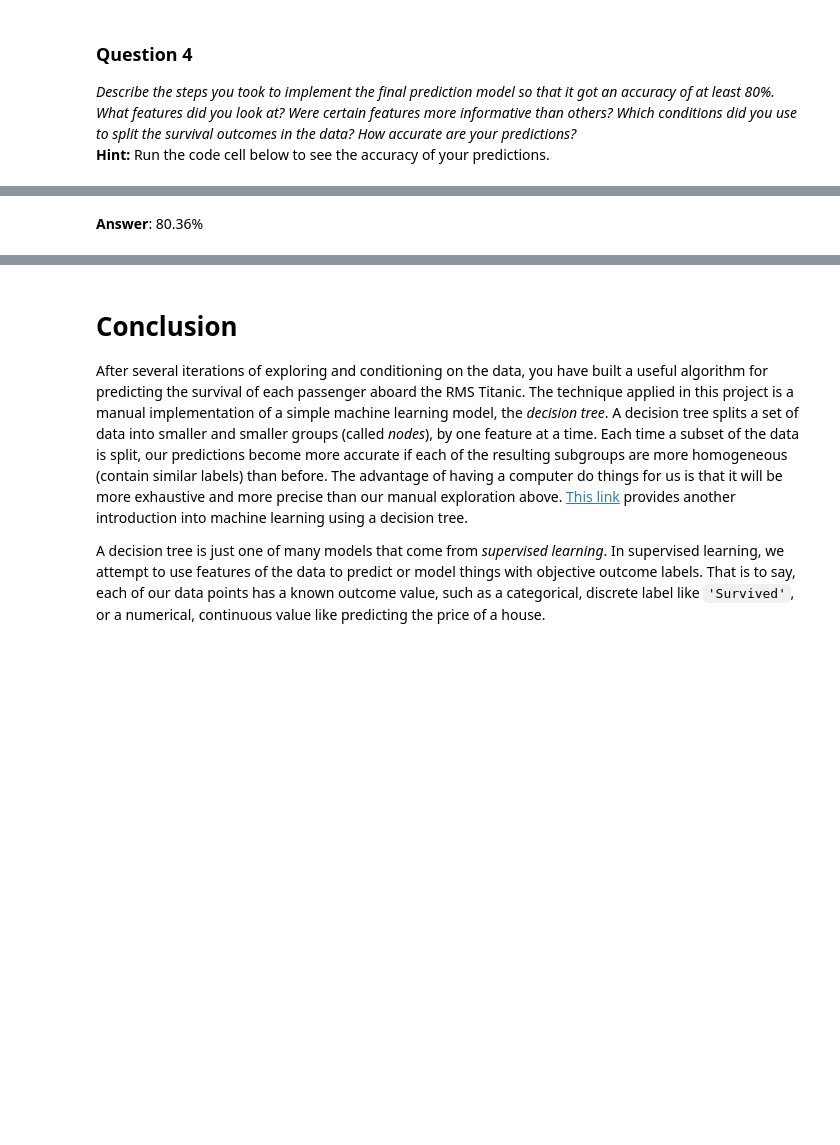
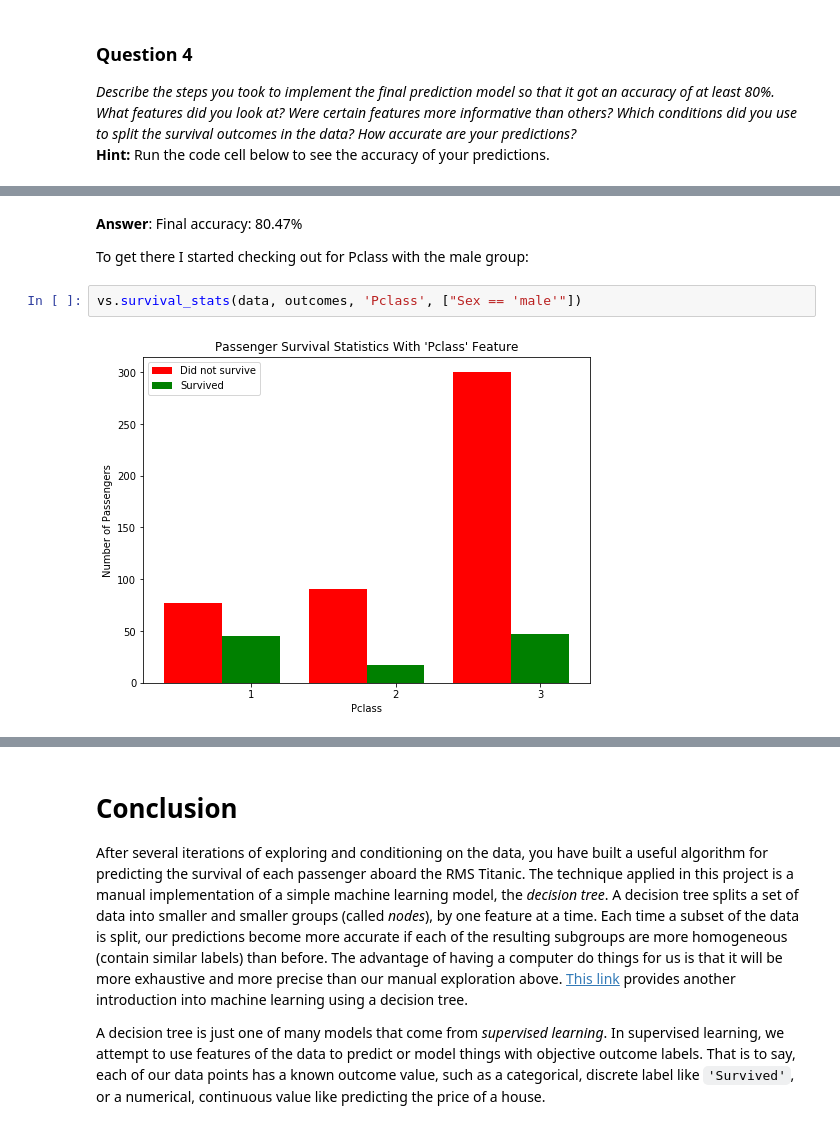
Before and after one commit to rtpaulino/mlnd, a Jupyter notebook: titanic_survival_exploration/titanic_survival_exploration.ipynb, the cells around one changed output, grey strips where cells are left out. Cells and saved outputs as stored; diff of their text form; blank space fills up the shorter version.

```diff
--- a/titanic_survival_exploration/titanic_survival_exploration.ipynb
+++ b/titanic_survival_exploration/titanic_survival_exploration.ipynb
@@ -257,2 +257,8 @@ Predictions have an accuracy of 80.36%.
-# %% [markdown]
-**Answer**: 80.36%
+# %% [markdown]
+**Answer**: Final accuracy: 80.47%
+
+To get there I started checking out for Pclass with the male group:
+# %%
+vs.survival_stats(data, outcomes, 'Pclass', ["Sex == 'male'"])
+# %% [output]
+[figure, added]
```
Also changed, not shown: parts of 12 cells of this notebook, 1 other file.
